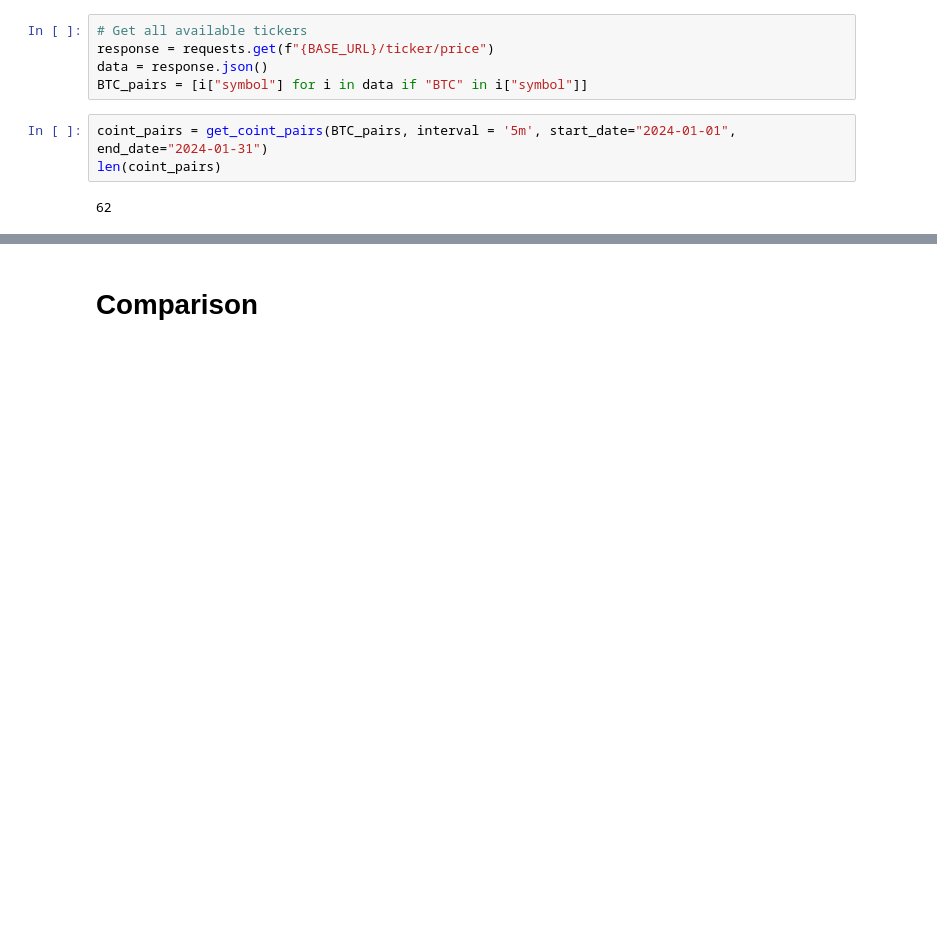
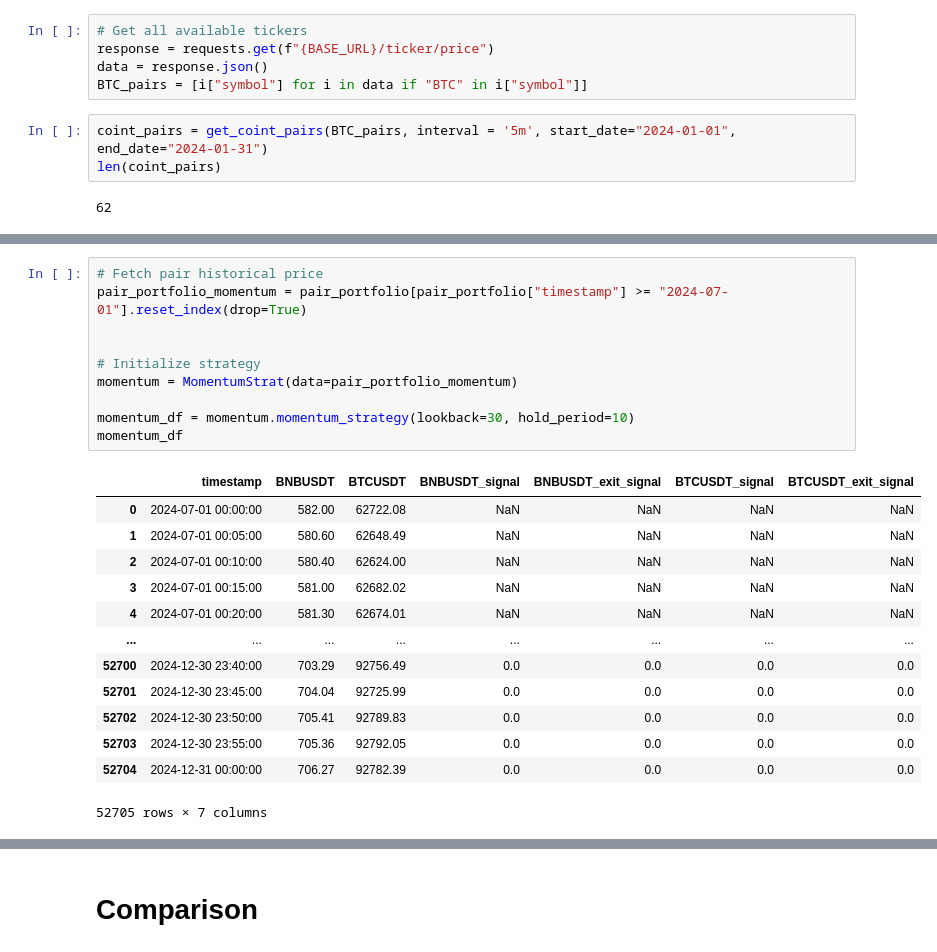
Before and after one commit to saltedpotato/qf635-microstructure-project, a Jupyter notebook: test_strats.ipynb, the cells around one changed output, grey strips where cells are left out. Cells and saved outputs as stored; diff of their text form; blank space fills up the shorter version.

```diff
--- a/test_strats.ipynb
+++ b/test_strats.ipynb
@@ -299,0 +100,24 @@ momentum_returns = strategy.momentum_strategy(lookback=30, hold_period=10)
+# %%
+# Fetch pair historical price
+pair_portfolio_momentum = pair_portfolio[pair_portfolio["timestamp"] >= "2024-07-01"].reset_index(drop=True)
+
+
+# Initialize strategy
+momentum = MomentumStrat(data=pair_portfolio_momentum)
+
+momentum_df = momentum.momentum_strategy(lookback=30, hold_period=10)
+momentum_df
+# %% [output]
+|  | timestamp | BNBUSDT | BTCUSDT | BNBUSDT_signal | BNBUSDT_exit_signal | BTCUSDT_signal | BTCUSDT_exit_signal |
+| 0 | 2024-07-01 00:00:00 | 582.00 | 62722.08 | NaN | NaN | NaN | NaN |
+| 1 | 2024-07-01 00:05:00 | 580.60 | 62648.49 | NaN | NaN | NaN | NaN |
+| 2 | 2024-07-01 00:10:00 | 580.40 | 62624.00 | NaN | NaN | NaN | NaN |
+| 3 | 2024-07-01 00:15:00 | 581.00 | 62682.02 | NaN | NaN | NaN | NaN |
+| 4 | 2024-07-01 00:20:00 | 581.30 | 62674.01 | NaN | NaN | NaN | NaN |
+| ... | ... | ... | ... | ... | ... | ... | ... |
+| 52700 | 2024-12-30 23:40:00 | 703.29 | 92756.49 | 0.0 | 0.0 | 0.0 | 0.0 |
+| 52701 | 2024-12-30 23:45:00 | 704.04 | 92725.99 | 0.0 | 0.0 | 0.0 | 0.0 |
+| 52702 | 2024-12-30 23:50:00 | 705.41 | 92789.83 | 0.0 | 0.0 | 0.0 | 0.0 |
+| 52703 | 2024-12-30 23:55:00 | 705.36 | 92792.05 | 0.0 | 0.0 | 0.0 | 0.0 |
+| 52704 | 2024-12-31 00:00:00 | 706.27 | 92782.39 | 0.0 | 0.0 | 0.0 | 0.0 |
+52705 rows × 7 columns
```
Also changed, not shown: parts of 13 cells of this notebook, 5 other files.
